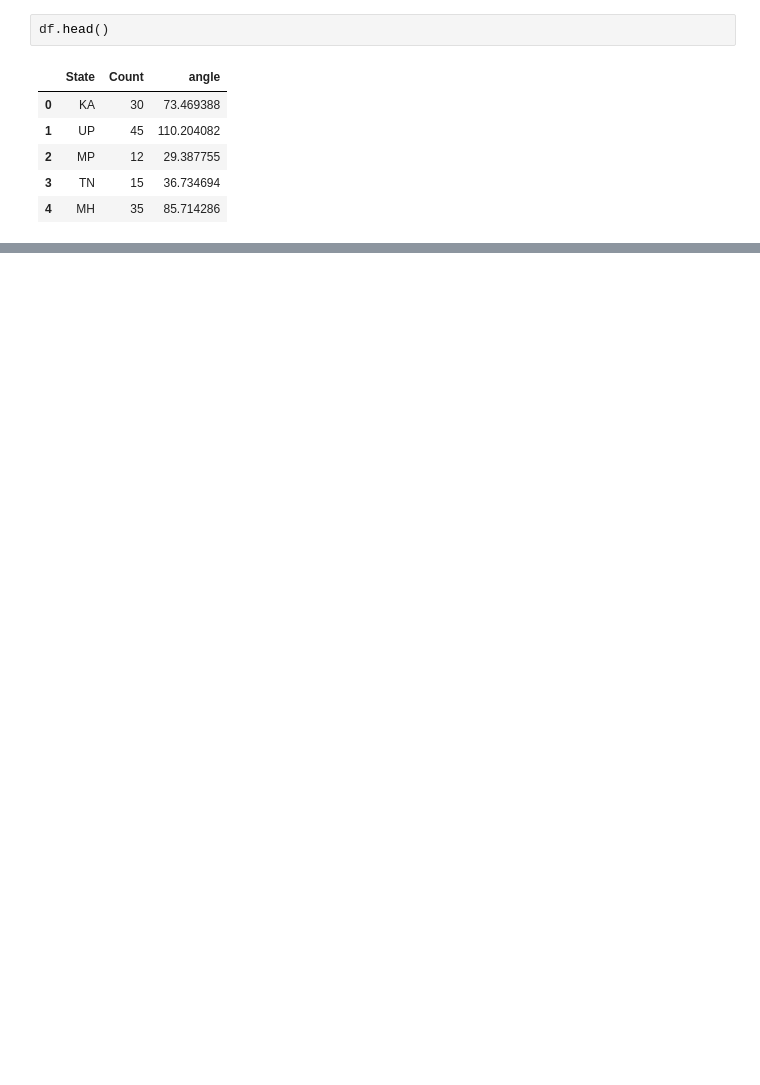
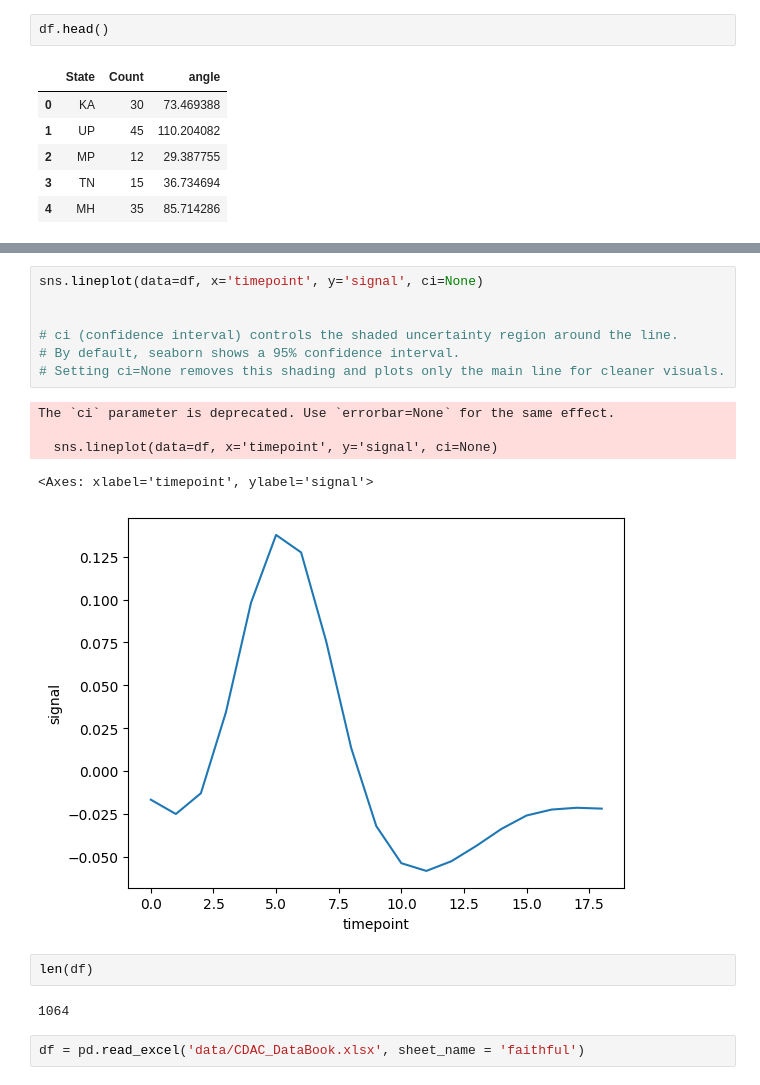
Before and after one commit to realshubhamraut/CDAC-DBDA-coursework, a Jupyter notebook: 08.advanced-analytics-stats/classfiles/day_5_descriptve_stats.ipynb, the cells around one changed output, grey strips where cells are left out. Cells and saved outputs as stored; diff of their text form; blank space fills up the shorter version.

```diff
--- a/08.advanced-analytics-stats/classfiles/day_5_descriptve_stats.ipynb
+++ b/08.advanced-analytics-stats/classfiles/day_5_descriptve_stats.ipynb
@@ -395,0 +425,19 @@ plt.show()
+# %%
+sns.lineplot(data=df, x='timepoint', y='signal', ci=None)
+
+
+# ci (confidence interval) controls the shaded uncertainty region around the line.
+# By default, seaborn shows a 95% confidence interval.
+# Setting ci=None removes this shading and plots only the main line for cleaner visuals.
+# %% [output]
+The `ci` parameter is deprecated. Use `errorbar=None` for the same effect.
+
+  sns.lineplot(data=df, x='timepoint', y='signal', ci=None)
+<Axes: xlabel='timepoint', ylabel='signal'>
+[figure, added]
+# %%
+len(df)
+# %% [output]
+1064
+# %%
+df = pd.read_excel('data/CDAC_DataBook.xlsx', sheet_name = 'faithful')
```
Also changed, not shown: parts of 36 cells of this notebook, 6 other files.
